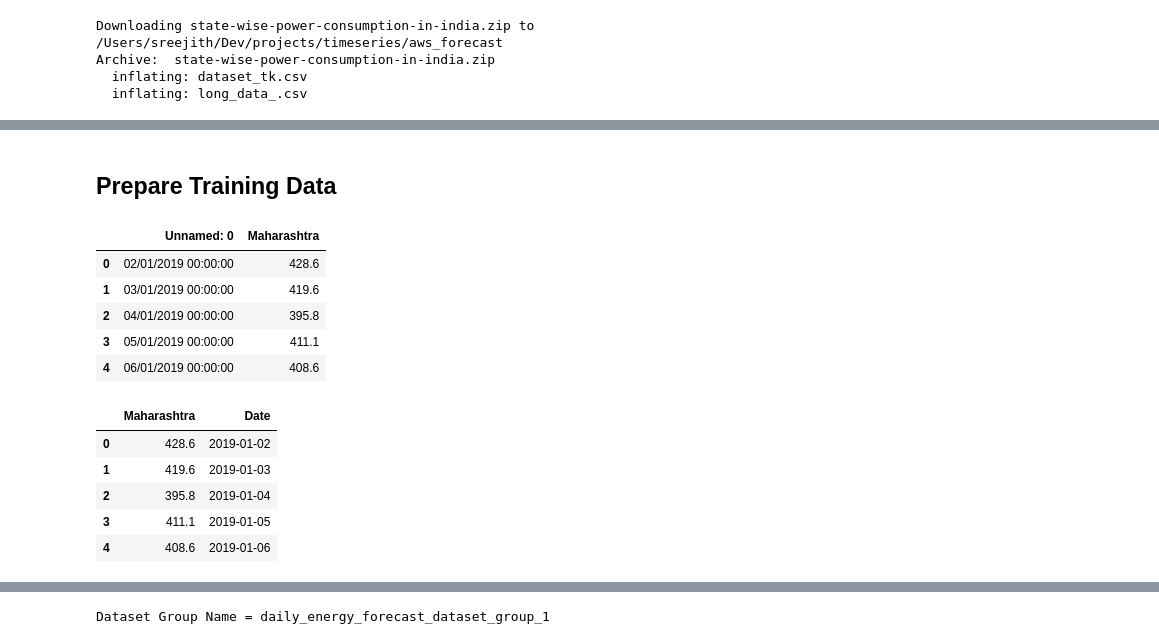
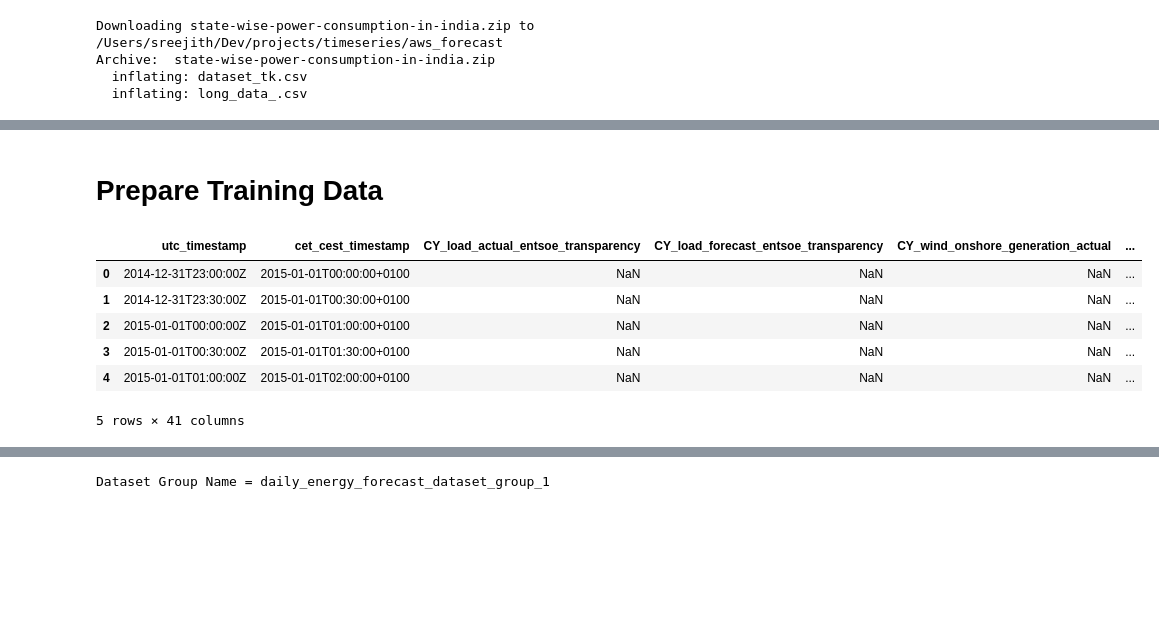
Before and after one commit to sreejithvn/aws_forecast, a Jupyter notebook: aws_forecast_energy_timeseries.ipynb, the cells around one changed output, grey strips where cells are left out. Saved outputs shown, nothing was run; the diff lists cells and outputs as text; code cells hidden in the pictures; blank space fills up the shorter version.

Commit message:
Updated Data Import to Forecast

```diff
--- a/aws_forecast_energy_timeseries.ipynb
+++ b/aws_forecast_energy_timeseries.ipynb
@@ -62,15 +52,16 @@ maharashtra_energy_dataset_target_series.csv
 state-wise-power-consumption-in-india.zip
 venv
 # %% [markdown]
-## Prepare Training Data
+# Prepare Training Data
 # %%
-data=pd.read_csv('dataset_tk.csv',usecols=['Maharashtra','Unnamed: 0'])
+data_df = pd.read_csv('energy_dataset.csv')
 # %%
-data.head()
+data_df.head()
 # %% [output]
-|  | Unnamed: 0 | Maharashtra |
-| 0 | 02/01/2019 00:00:00 | 428.6 |
-| 1 | 03/01/2019 00:00:00 | 419.6 |
-| 2 | 04/01/2019 00:00:00 | 395.8 |
-| 3 | 05/01/2019 00:00:00 | 411.1 |
-| 4 | 06/01/2019 00:00:00 | 408.6 |
+|  | utc_timestamp | cet_cest_timestamp | CY_load_actual_entsoe_transparency | CY_load_forecast_entsoe_transparency | CY_wind_onshore_generation_actual | ... |
+| 0 | 2014-12-31T23:00:00Z | 2015-01-01T00:00:00+0100 | NaN | NaN | NaN | ... |
+| 1 | 2014-12-31T23:30:00Z | 2015-01-01T00:30:00+0100 | NaN | NaN | NaN | ... |
+| 2 | 2015-01-01T00:00:00Z | 2015-01-01T01:00:00+0100 | NaN | NaN | NaN | ... |
+| 3 | 2015-01-01T00:30:00Z | 2015-01-01T01:30:00+0100 | NaN | NaN | NaN | ... |
+| 4 | 2015-01-01T01:00:00Z | 2015-01-01T02:00:00+0100 | NaN | NaN | NaN | ... |
+5 rows × 41 columns
@@ -80,9 +67,0 @@ data.drop(['Unnamed: 0'],inplace=True,axis=1)
-# %%
-data.head()
-# %% [output]
-|  | Maharashtra | Date |
-| 0 | 428.6 | 2019-01-02 |
-| 1 | 419.6 | 2019-01-03 |
-| 2 | 395.8 | 2019-01-04 |
-| 3 | 411.1 | 2019-01-05 |
-| 4 | 408.6 | 2019-01-06 |
```
Also changed, not shown: parts of 54 cells of this notebook, 3 other files.
